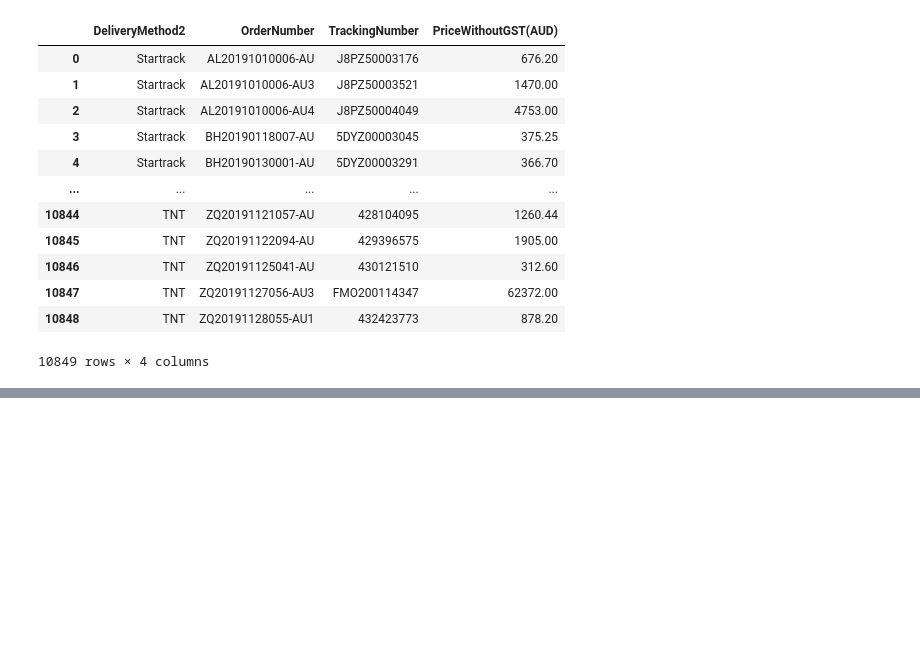
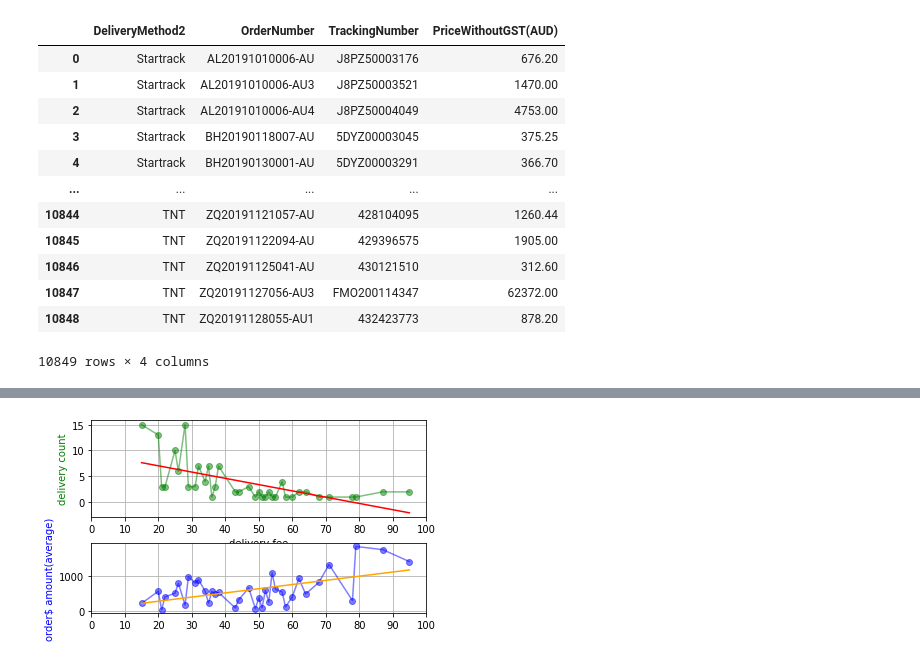
Before and after one commit to viffsi/Office_supply, a Jupyter notebook: delivery_fees.ipynb, the cells around one changed output, grey strips where cells are left out. Cells and saved outputs as stored; diff of their text form; code cells hidden in the pictures; blank space fills up the shorter version.

```diff
--- a/delivery_fees.ipynb
+++ b/delivery_fees.ipynb
@@ -292,0 +392,40 @@ tempdf
+# %%
+from matplotlib import font_manager
+fontP = font_manager.FontProperties()
+fontP.set_family('SimHei')
+fontP.set_size(14)
+
+
+ax1 = plt.subplot2grid((11,1), (0,0), rowspan=5, colspan=1)
+ax3 = plt.subplot2grid((9,1), (5,0), rowspan=3, colspan=1)
+
+#ax2 = ax1.twinx()
+ax1.plot(TotalAmount, total_Amount_counts, marker="o", color="green",alpha=0.5, label="delivery count")
+ax3.plot(TotalAmount, PriceWithoutGST_AUD_mean, marker="o", color="blue",alpha=0.5)
+
+
+
+#ax4 = ax3.twinx()
+m, b = np.polyfit(TotalAmount, total_Amount_counts, 1)
+ax1.plot(TotalAmount, m*TotalAmount + b,color="red")
+m, b = np.polyfit(TotalAmount, PriceWithoutGST_AUD_mean, 1)
+ax3.plot(TotalAmount, m*TotalAmount + b,color="orange")
+
+#plt.xticks(np.arange(0, 101, 10))
+ax1.set_xticks(np.arange(0, 101, 10))
+#ax2.set_xticks(np.arange(0, 101, 10))
+ax3.set_xticks(np.arange(0, 101, 10))
+#ax4.set_xticks(np.arange(0, 101, 10))
+#ax2.xticks(np.arange(0, 101, 10))
+ax1.set_xlabel('delivery fee')
+ax1.set_ylabel('delivery count', color='g')
+#ax2.set_ylabel('order$ amount(average)', color='b')
+ax3.set_ylabel('delivery count', color='g')
+ax3.set_ylabel('order$ amount(average)', color='b')
+plt.rcParams['figure.figsize'] = [50/2.54, 40/2.54]
+#plt.legend(handles=[ax1])
+ax1.grid()
+ax3.grid()
+plt.show()
+# %% [output]
+[figure, added]
```
Also changed, not shown: parts of 29 cells of this notebook.
